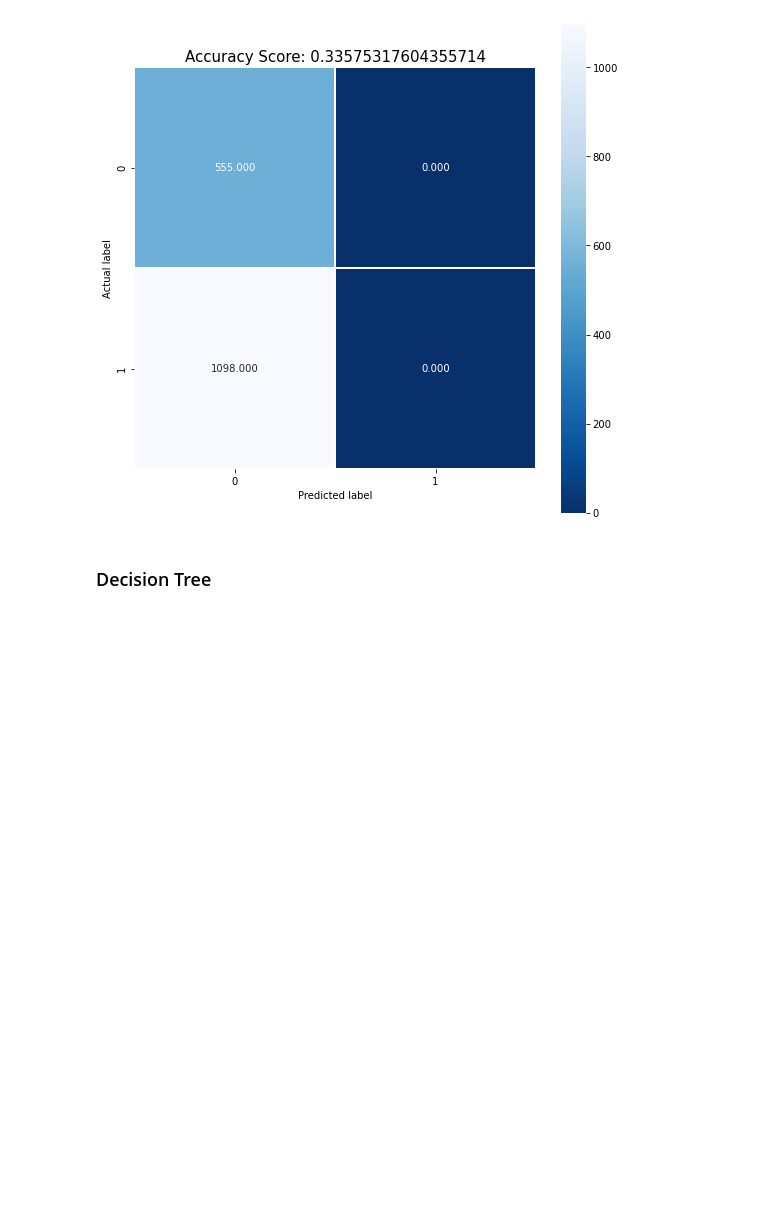
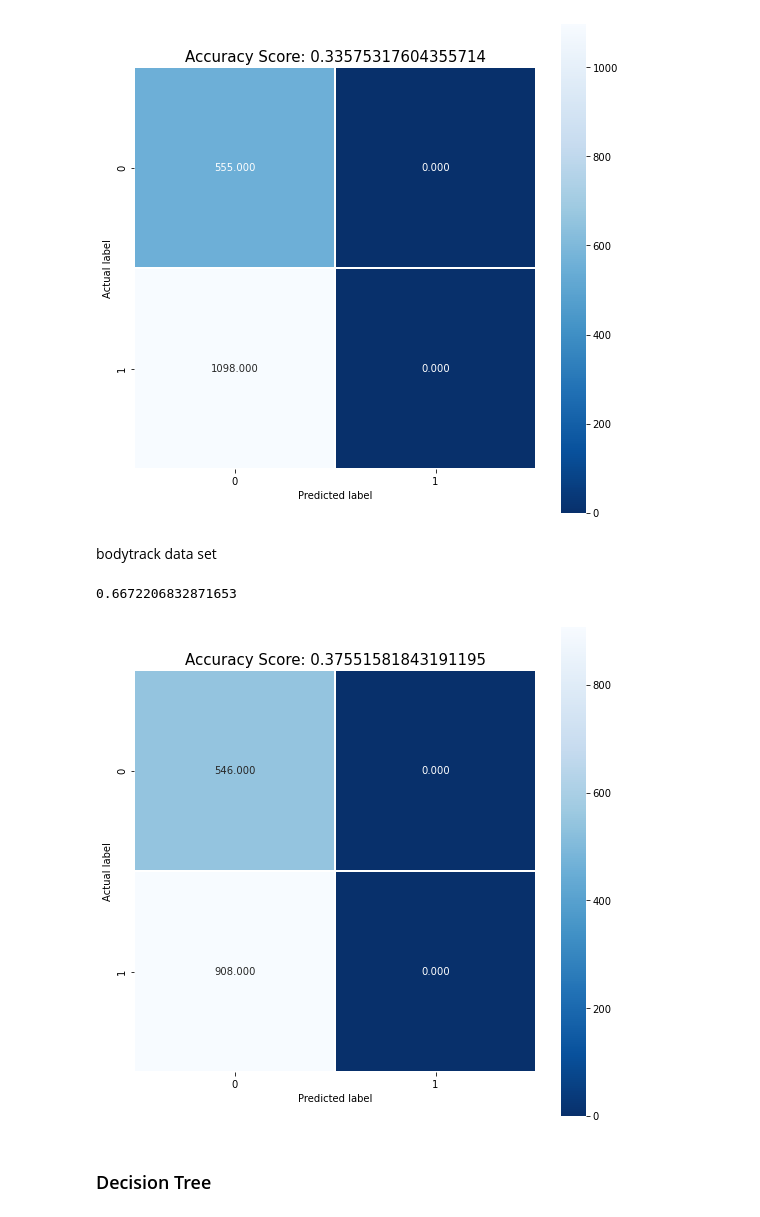
Before and after one commit to ajleo899/EE379KEdgeAI, a Jupyter notebook: hw2/p2q1.ipynb, the cells around one changed output. Drawn from its saved outputs; the diff is of its cells as text; code cells hidden in the pictures; blank space fills up the shorter version.

```diff
--- a/hw2/p2q1.ipynb
+++ b/hw2/p2q1.ipynb
@@ -33,6 +34,7 @@ data['total_watts'].min()
 # %%
 data['cluster_state'] = np.where(data['w_big'] >= 1, 1, 0)
 test_data_black['cluster_state'] = np.where(test_data_black['w_big'] >= 1, 1, 0)
+test_data_body['cluster_state'] = np.where(test_data_body['w_big'] >= 1, 1, 0)
 # %%
 data
 # %% [output]
@@ -51,6 +53,8 @@ data
 5415 rows × 16 columns
 # %%
 Y = data['cluster_state']
-y_test = test_data_black['cluster_state']
+y_test_black = test_data_black['cluster_state']
+y_test_body = test_data_body['cluster_state']
 X = data.drop(['w_big', 'cluster_state', 'usage_c4', 'usage_c5', 'usage_c6', 'usage_c7'], axis=1)
-x_test = test_data_black.drop(['w_big', 'cluster_state', 'usage_c4', 'usage_c5', 'usage_c6', 'usage_c7'], axis=1)
+x_test_black = test_data_black.drop(['w_big', 'cluster_state', 'usage_c4', 'usage_c5', 'usage_c6', 'usage_c7'], axis=1)
+x_test_body = test_data_body.drop(['w_big', 'cluster_state', 'usage_c4', 'usage_c5', 'usage_c6', 'usage_c7'], axis=1)
@@ -60,7 +82,7 @@ x_test = test_data_black.drop(['w_big', 'cluster_state', 'usage_c4', 'usage_c5',
 model = linear_model.LogisticRegression(penalty = 'none')
 model.fit(X, Y)
 
-predictions = model.predict(x_test)
+predictions = model.predict(x_test_black)
 # %%
 model.score(X, Y)
 # %% [output]
@@ -80,5 +102,22 @@ def con_mat(cm, score):
 con_mat(cm, score)
 # %% [output]
 [figure]
+# %% [markdown]
+bodytrack data set
+# %%
+model = linear_model.LogisticRegression(penalty = 'none')
+model.fit(X, Y)
+
+predictions = model.predict(x_test_body)
+
+print(model.score(X, Y))
+
+cm = metrics.confusion_matrix(y_test_body, predictions)
+score = model.score(x_test_body, y_test_body)
+
+con_mat(cm, score)
+# %% [output]
+0.6672206832871653
+[figure, added]
 # %% [markdown]
 ### Decision Tree
```
Also changed, not shown: parts of 12 cells of this notebook.
